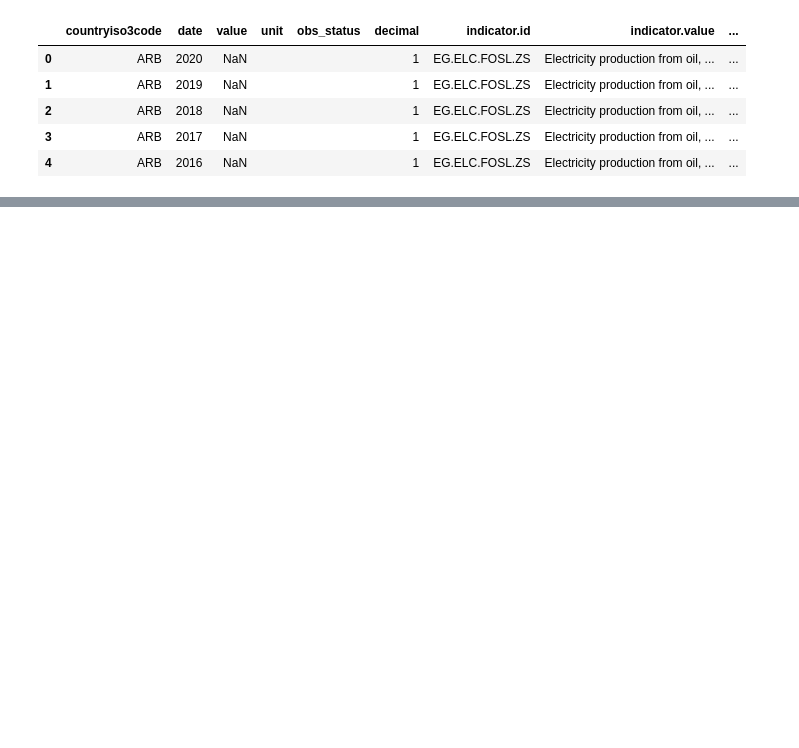
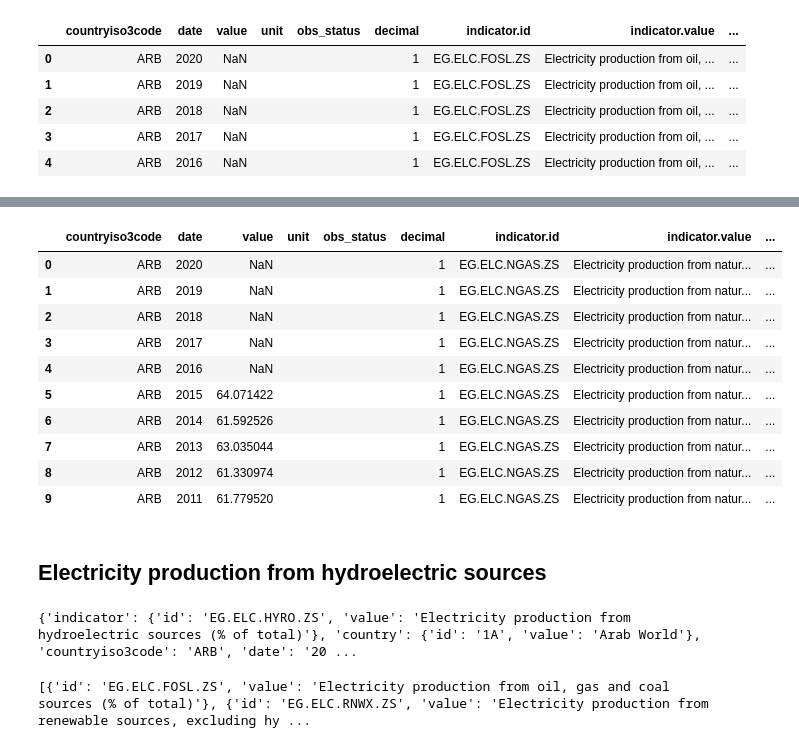
Before and after one commit to MwansaMwango/rise-of-electric-vehicles, a Jupyter notebook: data/electricity_generation.ipynb, the cells around one changed output, grey strips where cells are left out. Saved outputs shown, nothing was run; the diff lists cells and outputs as text; code cells hidden in the pictures; blank space fills up the shorter version.

```diff
--- a/data/electricity_generation.ipynb
+++ b/data/electricity_generation.ipynb
@@ -74,0 +137,5 @@ print(response)
+# %%
+url = "https://api.worldbank.org/v2/en/country/all/indicator/EG.ELC.NGAS.ZS?format=json&per_page=20000&source=2"
+
+ngas_response = requests.get(url)
+ngas_json = ngas_response.json()
@@ -74,0 +152,17 @@ print(response)
+# %%
+ngas_df = pd.json_normalize(ngas_json[1])
+ngas_df.head(10)
+# %% [output]
+|  | countryiso3code | date | value | unit | obs_status | decimal | indicator.id | indicator.value | ... |
+| 0 | ARB | 2020 | NaN |  |  | 1 | EG.ELC.NGAS.ZS | Electricity production from natur... | ... |
+| 1 | ARB | 2019 | NaN |  |  | 1 | EG.ELC.NGAS.ZS | Electricity production from natur... | ... |
+| 2 | ARB | 2018 | NaN |  |  | 1 | EG.ELC.NGAS.ZS | Electricity production from natur... | ... |
+| 3 | ARB | 2017 | NaN |  |  | 1 | EG.ELC.NGAS.ZS | Electricity production from natur... | ... |
+| 4 | ARB | 2016 | NaN |  |  | 1 | EG.ELC.NGAS.ZS | Electricity production from natur... | ... |
+| 5 | ARB | 2015 | 64.071422 |  |  | 1 | EG.ELC.NGAS.ZS | Electricity production from natur... | ... |
+| 6 | ARB | 2014 | 61.592526 |  |  | 1 | EG.ELC.NGAS.ZS | Electricity production from natur... | ... |
+| 7 | ARB | 2013 | 63.035044 |  |  | 1 | EG.ELC.NGAS.ZS | Electricity production from natur... | ... |
+| 8 | ARB | 2012 | 61.330974 |  |  | 1 | EG.ELC.NGAS.ZS | Electricity production from natur... | ... |
+| 9 | ARB | 2011 | 61.779520 |  |  | 1 | EG.ELC.NGAS.ZS | Electricity production from natur... | ... |
+# %% [markdown]
+## Electricity production from hydroelectric sources
@@ -74,0 +174,9 @@ print(response)
+# %%
+print(hydro_json[1][1])
+# %% [output]
+{'indicator': {'id': 'EG.ELC.HYRO.ZS', 'value': 'Electricity production from hydroelectric sources (% of total)'}, 'country': {'id': '1A', 'value': 'Arab World'}, 'countryiso3code': 'ARB', 'date': '20 ...
+# %%
+production_type.append({'id' : hydro_json[1][1]['indicator']['id'], 'value' : hydro_json[1][1]['indicator']['value']})
+print(production_type)
+# %% [output]
+[{'id': 'EG.ELC.FOSL.ZS', 'value': 'Electricity production from oil, gas and coal sources (% of total)'}, {'id': 'EG.ELC.RNWX.ZS', 'value': 'Electricity production from renewable sources, excluding hy ...
```
Also changed, not shown: parts of 33 cells of this notebook, 1 other file.
